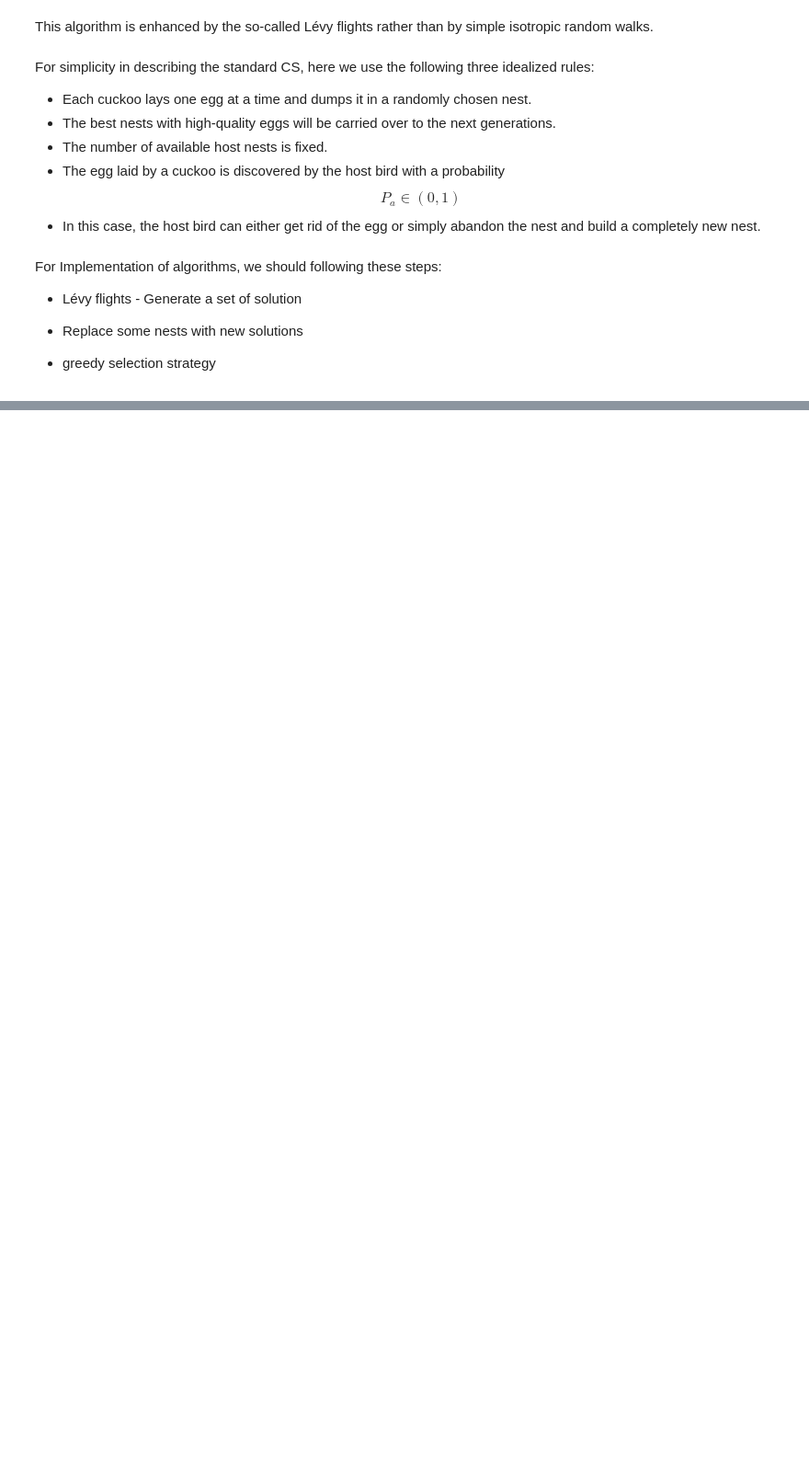
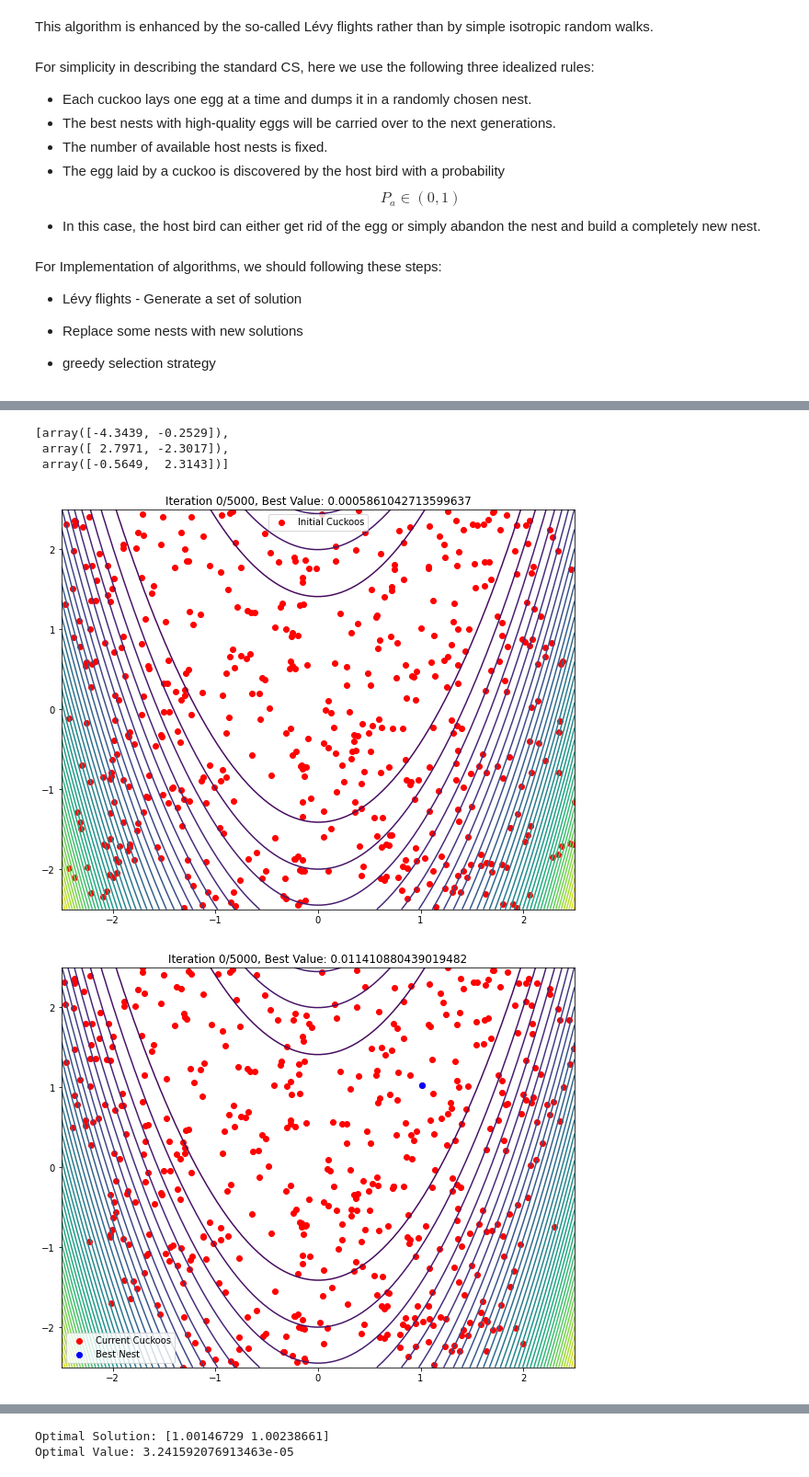
Before and after one commit to pourdaavar/nature-inspired-algorithms, a Jupyter notebook: cuckoo/main.ipynb, the cells around one changed output, grey strips where cells are left out. Shown at 92% size. Drawn from its saved outputs; the diff is of its cells as text; code cells hidden in the pictures; blank space fills up the shorter version.

```diff
--- a/cuckoo/main.ipynb
+++ b/cuckoo/main.ipynb
@@ -36,0 +74,29 @@ import math
+# %%
+def generate_cuckoo(problem_ranges, population_size):
+    """Generate a random cuckoo."""
+    nests = []
+    for i in range(population_size):
+        X = round(random.uniform(problem_ranges[0], problem_ranges[1]), 4)
+        Y = round(random.uniform(problem_ranges[0], problem_ranges[1]), 4)
+        nests.append(np.array([X, Y]))
+    return nests
+# %%
+generate_cuckoo([-5,5], 3)
+# %% [output]
+[array([-4.3439, -0.2529]),
+ array([ 2.7971, -2.3017]),
+ array([-0.5649,  2.3143])]
+# %%
+def plot_contour(ranges, obj_func):
+    """Plot contour of the target function."""
+    x = np.linspace(*ranges, 100)
+    y = np.linspace(*ranges, 100)
+    X, Y = np.meshgrid(x, y)
+    Z = obj_func(X, Y)
+    plt.contour(X, Y, Z, levels=50, cmap='viridis')
+# %%
+def plot_cuckoos(nests, color='red', label=None):
+    """Plot cuckoos on the contour plot."""
+    x_values = [nest[0] for nest in nests]
+    y_values = [nest[1] for nest in nests]
+    plt.scatter(x_values, y_values, color=color, label=label)
@@ -36,0 +153,16 @@ import math
+# %%
+iterations = 5000
+population_size = 500
+alpha = 0.01
+lambda_param = 1.5
+# %%
+def obj_func(x,y):
+    return (1-x)**2 + 100*(y-x**2)**2
+
+
+best_solution = cuckoo_search(iterations, population_size, alpha, lambda_param, obj_func=obj_func, lb = -2.5, ub=2.5)
+print("Optimal Solution:", best_solution)
+print("Optimal Value:", obj_func(*best_solution))
+# %% [output]
+[figure, added]
+[figure, added]
@@ -36,0 +173,2 @@ import math
+Optimal Solution: [1.00146729 1.00238661]
+Optimal Value: 3.241592076913463e-05
```
Also changed, not shown: parts of 11 cells of this notebook.
